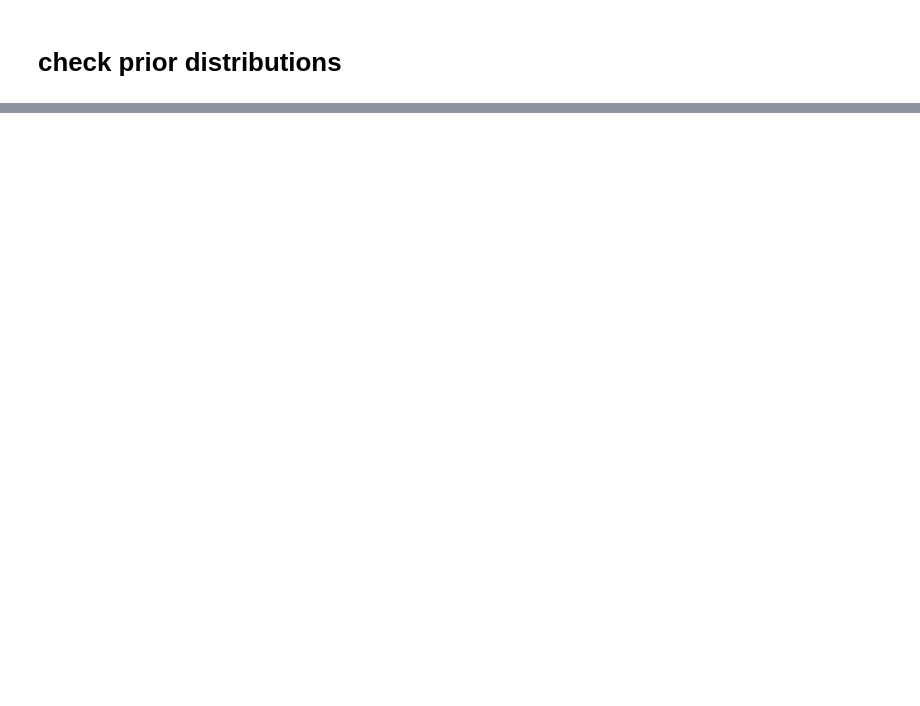
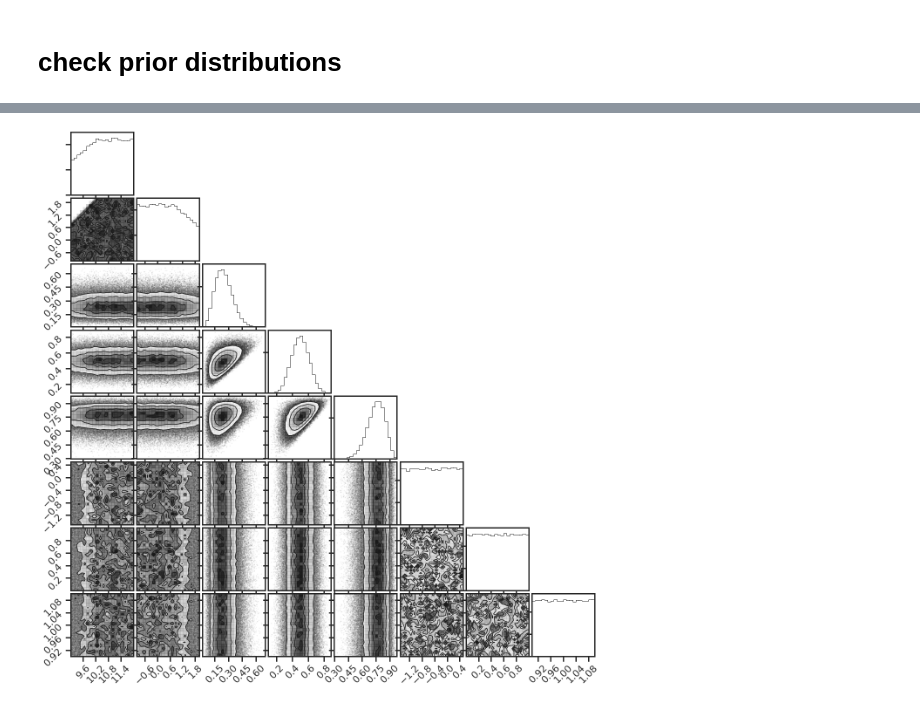
Before and after one commit to kartheikiyer/dense_basis, a Jupyter notebook: 0. test_prior_draws.ipynb, the cells around one changed output, grey strips where cells are left out. Cells and saved outputs as stored; diff of their text form; code cells hidden in the pictures; blank space fills up the shorter version.

```diff
--- a/0. test_prior_draws.ipynb
+++ b/0. test_prior_draws.ipynb
@@ -73,0 +78,22 @@ plt.show()
+# %%
+import numpy as np
+from tqdm import tqdm
+import corner
+
+N_samples = 100000
+Nparam = 3
+
+rand_sfh_tuples = np.zeros((Nparam+3, N_samples))
+rand_Zs = np.zeros((N_samples,))
+rand_Avs = np.zeros((N_samples,))
+rand_zs = np.zeros((N_samples,))
+
+for i in tqdm(range(N_samples)):
+    rand_sfh_tuples[0:,i], rand_Zs[i], rand_Avs[i], rand_zs[i] = db.sample_all_params_safesSFR(random_seed = 15+i, Nparam = Nparam)
+
+theta = np.vstack([rand_sfh_tuples[0,0:], rand_sfh_tuples[1,0:], rand_sfh_tuples[3:3+Nparam,0:], rand_Zs, rand_Avs, rand_zs])
+
+corner.corner(theta.T)
+plt.show()
+# %% [output]
+[figure, added]
```
Also changed, not shown: parts of 3 cells of this notebook, 9 other files.
